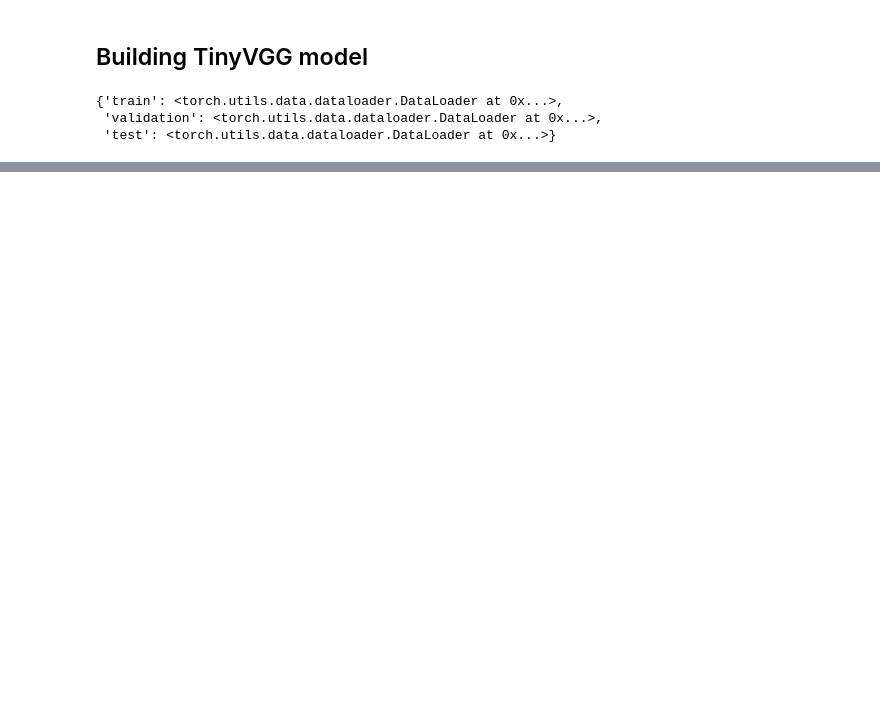
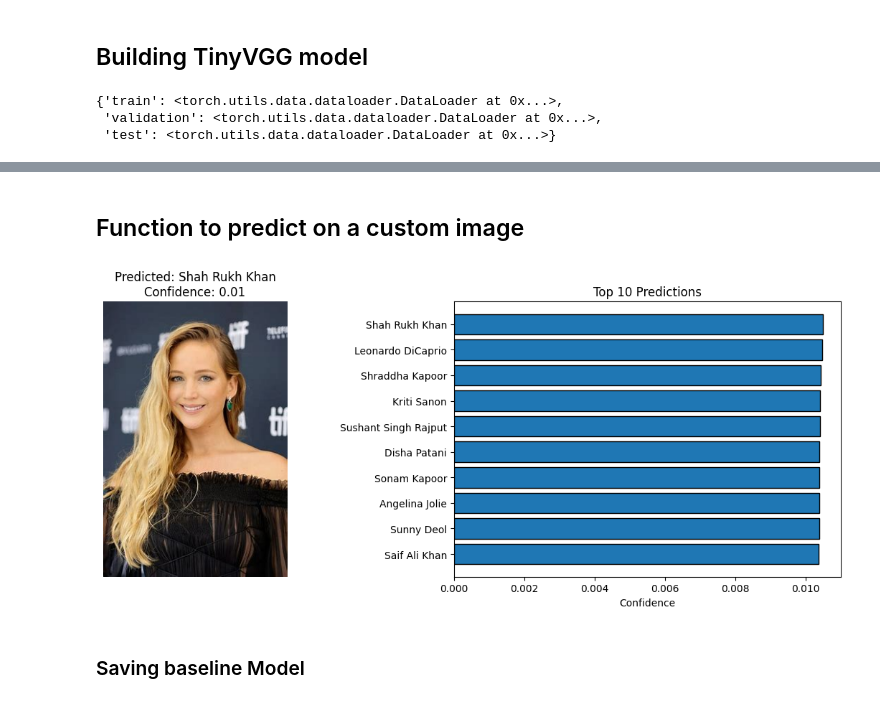
Before and after one commit to Mateusz-best-creator/CelebritiesRecognition, a Jupyter notebook: AI_project.ipynb, the cells around one changed output, grey strips where cells are left out. Drawn from its saved outputs; the diff is of its cells as text; code cells hidden in the pictures; blank space fills up the shorter version.

```diff
--- a/AI_project.ipynb
+++ b/AI_project.ipynb
@@ -267,0 +341,13 @@ dataloaders
+# %%
+train_dataloader_simple = dataloaders["train"]
+img_batch, img_label = next(iter(train_dataloader_simple))
+# %%
+img = img_batch[0]
+label = img_label[0]
+img = img.unsqueeze(dim=0).to(device)
+print(img.shape, label.shape)
+
+with torch.inference_mode():
+  logit = model_0(img)
+
+print(f"Shape = {logit.shape}", logit)
@@ -267,0 +548,2 @@ dataloaders
+# %% [markdown]
+## Function to predict on a custom image
@@ -267,0 +593,10 @@ dataloaders
+# %%
+pred_and_plot_image(model_0,
+                    "/content/drive/MyDrive/jl.jpg",
+                    CLASS_NAMES,
+                    simple_transform,
+                    device)
+# %% [output]
+[figure, added]
+# %% [markdown]
+### Saving baseline Model
```
Also changed, not shown: parts of 50 cells of this notebook.
